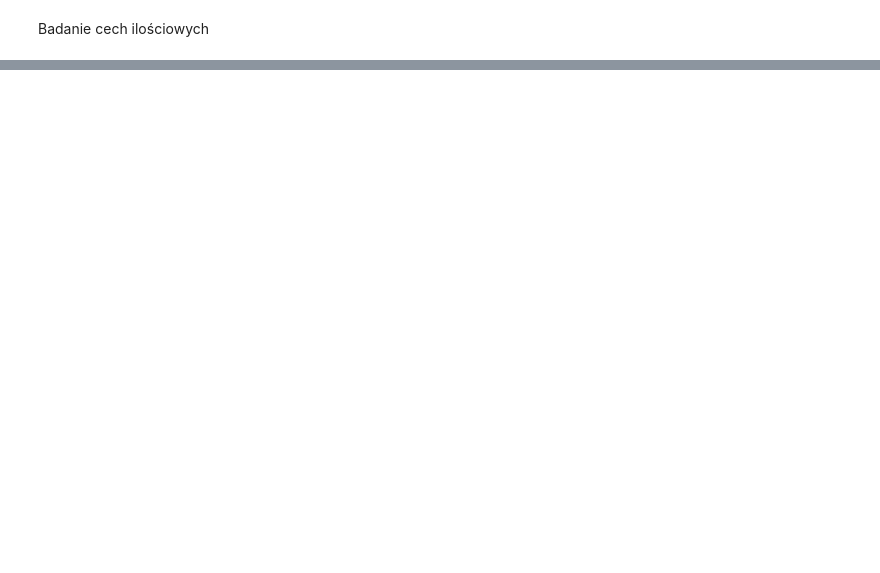
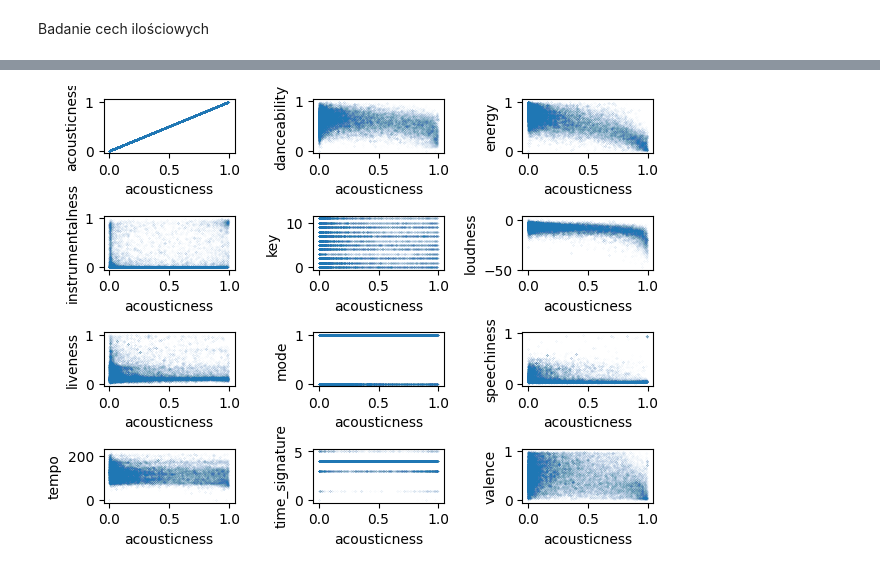
Before and after one commit to XxRoloxX/Spotler, a Jupyter notebook: exploratory_data_analysis.ipynb, the cells around one changed output, grey strips where cells are left out. Saved outputs shown, nothing was run; the diff lists cells and outputs as text; code cells hidden in the pictures; blank space fills up the shorter version.

```diff
--- a/exploratory_data_analysis.ipynb
+++ b/exploratory_data_analysis.ipynb
@@ -186,0 +242,23 @@ lda.score(X_test,Y_test)
+# %%
+def create_all_correlation_charts_for_attribute(attribute_to_compare, all_atributes,):
+    number_of_columns = 3
+    integer_attributes = ["mode", "key"]
+    fig, ax = plt.subplots(4, number_of_columns)
+    for index, attribute in enumerate(all_atributes):
+        row_number = int(index/number_of_columns)
+        current_axis = ax[
+            row_number,
+            index-row_number*number_of_columns
+        ]
+
+        current_axis.scatter(df[attribute_to_compare], df[attribute], s=0.0001)
+
+        # current_axis.scatter(df[attribute_to_compare], df[attribute], s=0.001)
+        current_axis.set_xlabel(attribute_to_compare)
+        current_axis.set_ylabel(attribute)
+    plt.tight_layout()
+    plt.show()
+# %%
+create_all_correlation_charts_for_attribute("acousticness", column_names)
+# %% [output]
+[figure, added]
```
Also changed, not shown: parts of 59 cells of this notebook, 3 other files.
